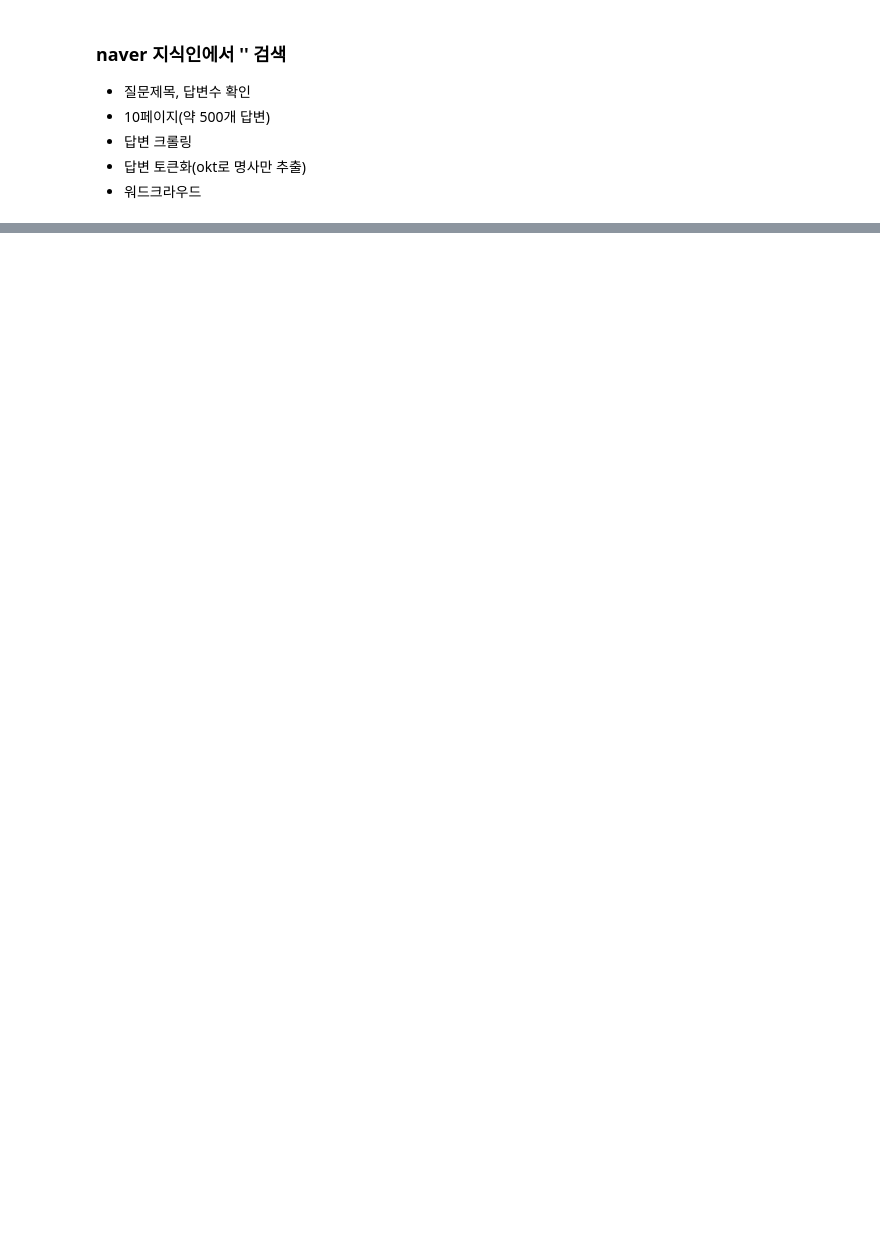
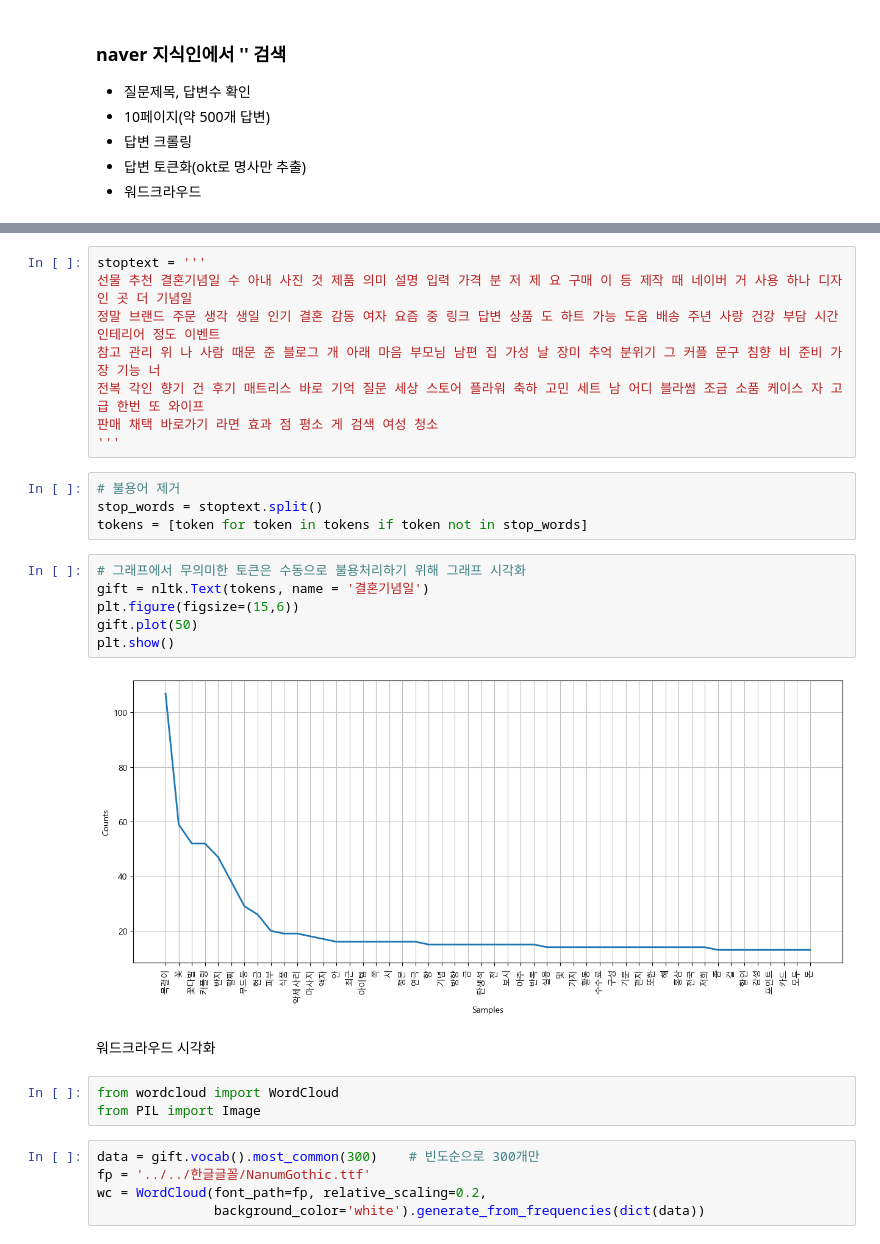
Before and after one commit to manki8908/Class_TJ_c11, a Jupyter notebook: text/script/3_네이버지식인_crawling.ipynb, the cells around one changed output, grey strips where cells are left out. Drawn from its saved outputs; the diff is of its cells as text; blank space fills up the shorter version.

```diff
--- a/text/script/3_네이버지식인_crawling.ipynb
+++ b/text/script/3_네이버지식인_crawling.ipynb
@@ -99,0 +238,30 @@ for j in tqdm(range(len(p))):  # page loop
+# %%
+stoptext = '''
+선물 추천 결혼기념일 수 아내 사진 것 제품 의미 설명 입력 가격 분 저 제 요 구매 이 등 제작 때 네이버 거 사용 하나 디자인 곳 더 기념일
+정말 브랜드 주문 생각 생일 인기 결혼 감동 여자 요즘 중 링크 답변 상품 도 하트 가능 도움 배송 주년 사랑 건강 부담 시간 인테리어 정도 이벤트
+참고 관리 위 나 사람 때문 준 블로그 개 아래 마음 부모님 남편 집 가성 날 장미 추억 분위기 그 커플 문구 침향 비 준비 가장 기능 너
+전복 각인 향기 건 후기 매트리스 바로 기억 질문 세상 스토어 플라워 축하 고민 세트 남 어디 블라썸 조금 소품 케이스 자 고급 한번 또 와이프
+판매 채택 바로가기 라면 효과 점 평소 게 검색 여성 청소
+'''
+# %%
+# 불용어 제거
+stop_words = stoptext.split()
+tokens = [token for token in tokens if token not in stop_words]
+# %%
+# 그래프에서 무의미한 토큰은 수동으로 불용처리하기 위해 그래프 시각화
+gift = nltk.Text(tokens, name = '결혼기념일')
+plt.figure(figsize=(15,6))
+gift.plot(50)
+plt.show()
+# %% [output]
+[figure, added]
+# %% [markdown]
+워드크라우드 시각화
+# %%
+from wordcloud import WordCloud
+from PIL import Image
+# %%
+data = gift.vocab().most_common(300)    # 빈도순으로 300개만
+fp = '../../한글글꼴/NanumGothic.ttf'
+wc = WordCloud(font_path=fp, relative_scaling=0.2,
+               background_color='white').generate_from_frequencies(dict(data))
```
Also changed, not shown: parts of 22 cells of this notebook, 2 other files.
